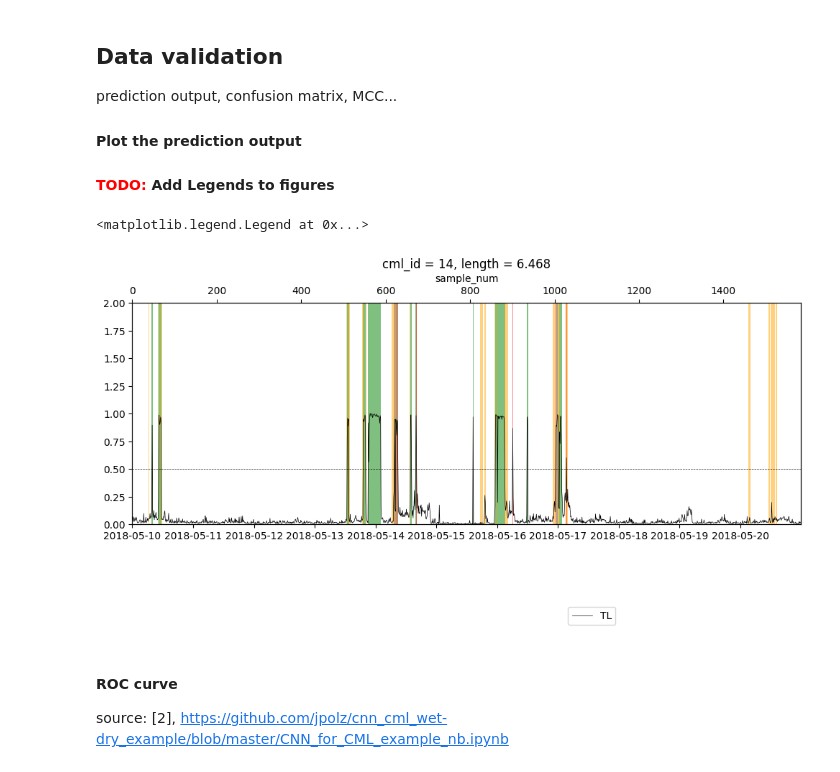
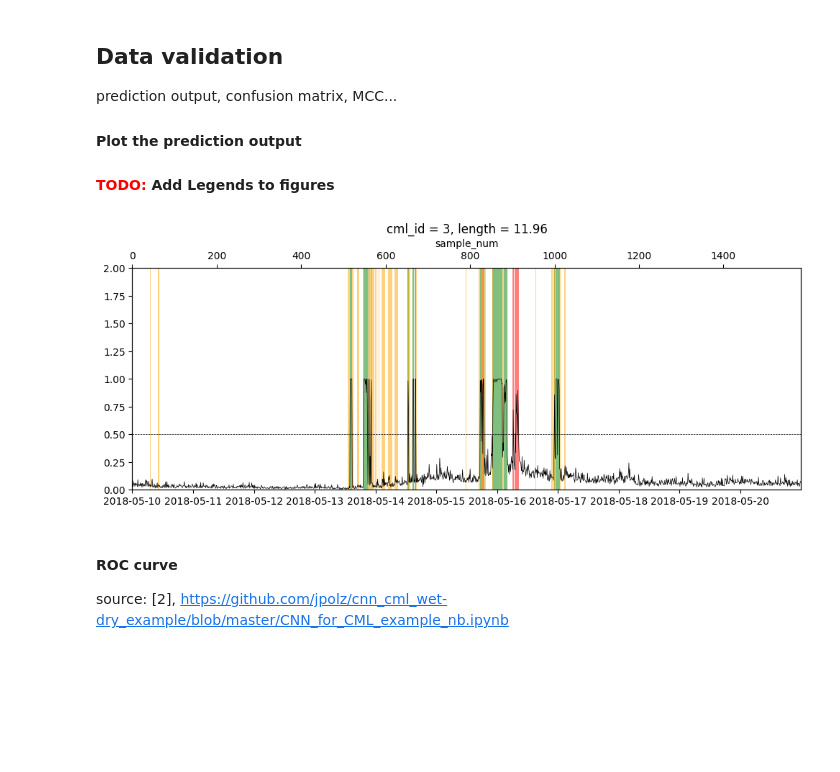
Before and after one commit to xkalet07/cml_wd_telcosense, a Jupyter notebook: 01_train_cnn_1cml.ipynb, the cells around one changed output. Cells and saved outputs as stored; diff of their text form; code cells hidden in the pictures; blank space fills up the shorter version.

```diff
--- a/01_train_cnn_1cml.ipynb
+++ b/01_train_cnn_1cml.ipynb
@@ -50,7 +50,7 @@ All from pycomlink https://github.com/pycomlink/pycomlink/blob/master/notebooks/
 #### Choose one CML, repair fault data and calculate TRSL
 # %%
 # Choose one cml
-k = 14; # index of chosen cml 0-499
+k = 3; # index of chosen cml 0-499
 my_cml = cml_set.isel(cml_id = k) # https://docs.xarray.dev/en/latest/generated/xarray.Dataset.assign.html
 my_ref = ref_set.isel(cml_id = k)
 
@@ -216,3 +218,7 @@ https://github.com/jpolz/cml_wd_pytorch/blob/main/wd_pytorch/train_cnn.ipynb [2]
 # %%
 # for tensors we need to make sample_num the first dimension
 ds['trsl_st'] = ds.trsl_st.transpose('sample_num', 'channel_id', 'timestep')
+# %%
+fig, axs = plt.subplots(1, 1, sharex=True, figsize=(12,4))
+
+axs.plot(ds.trsl_st.values[:,0,:].reshape(-1))
@@ -273,7 +282,7 @@ optimizer = torch.optim.AdamW(model.parameters(), lr=0.0001)
 # try lower training rate and no dropout
 # %%
 epochs = 30    # experimentally max epochs: 30, overfitting around 15
-resume = 18     # continue learning at epoch xx
+resume = 0     # continue learning at epoch xx
 # Low epochs make cnn output low? around 0.5 max
 # %%
 if resume == 0:
@@ -377,36 +386,35 @@ ax2.axhline(cnn_wd_threshold, color='black', linestyle='--', lw=0.5)
 
 # GREEN: plot true cnn predicted wet/dry areas
 # tip from stack ovefrolw: https://stackoverflow.com/questions/44632903/setting-multiple-axvspan-labels-as-one-element-in-legend
 wet_start = np.roll(ds.true_wet, -1) & ~ds.true_wet
 wet_end = np.roll(ds.true_wet, 1) & ~ds.true_wet
 for wet_start_i, wet_end_i in zip(
     wet_start.values.nonzero()[0],
     wet_end.values.nonzero()[0],
 ):
     ax2.axvspan(ds.sample_num.values[wet_start_i], ds.sample_num.values[wet_end_i], color='g', alpha=0.5, linewidth=0, label='_'*wet_start_i+'true wet')
 
 # RED: plot false alarms
 wet_start = np.roll(ds.false_alarm, -1) & ~ds.false_alarm
 wet_end = np.roll(ds.false_alarm, 1) & ~ds.false_alarm
 for wet_start_i, wet_end_i in zip(
     wet_start.values.nonzero()[0],
     wet_end.values.nonzero()[0],
 ):
     ax2.axvspan(ds.sample_num.values[wet_start_i], ds.sample_num.values[wet_end_i], color='r', alpha=0.5, linewidth=0, label='_'*wet_start_i+'false alarm')
 
 # ORANGE: plot missed wet
 wet_start = np.roll(ds.missed_wet, -1) & ~ds.missed_wet
 wet_end = np.roll(ds.missed_wet, 1) & ~ds.missed_wet
 for wet_start_i, wet_end_i in zip(
     wet_start.values.nonzero()[0],
     wet_end.values.nonzero()[0],
 ):
     ax2.axvspan(ds.sample_num.values[wet_start_i], ds.sample_num.values[wet_end_i], color='orange', alpha=0.5, linewidth=0, label='_'*wet_start_i+'missed wet')
 
-ax2.legend(bbox_to_anchor=(0.73,-0.35), ncol=3)
+#ax2.legend(bbox_to_anchor=(0.73,-0.35), ncol=3)
 # %% [output]
-<matplotlib.legend.Legend at 0x...>
-[figure, old version]
+[figure, new version]
 # %% [markdown]
 #### ROC curve
 
```
Also changed, not shown: parts of 16 cells of this notebook, 1 other file.
